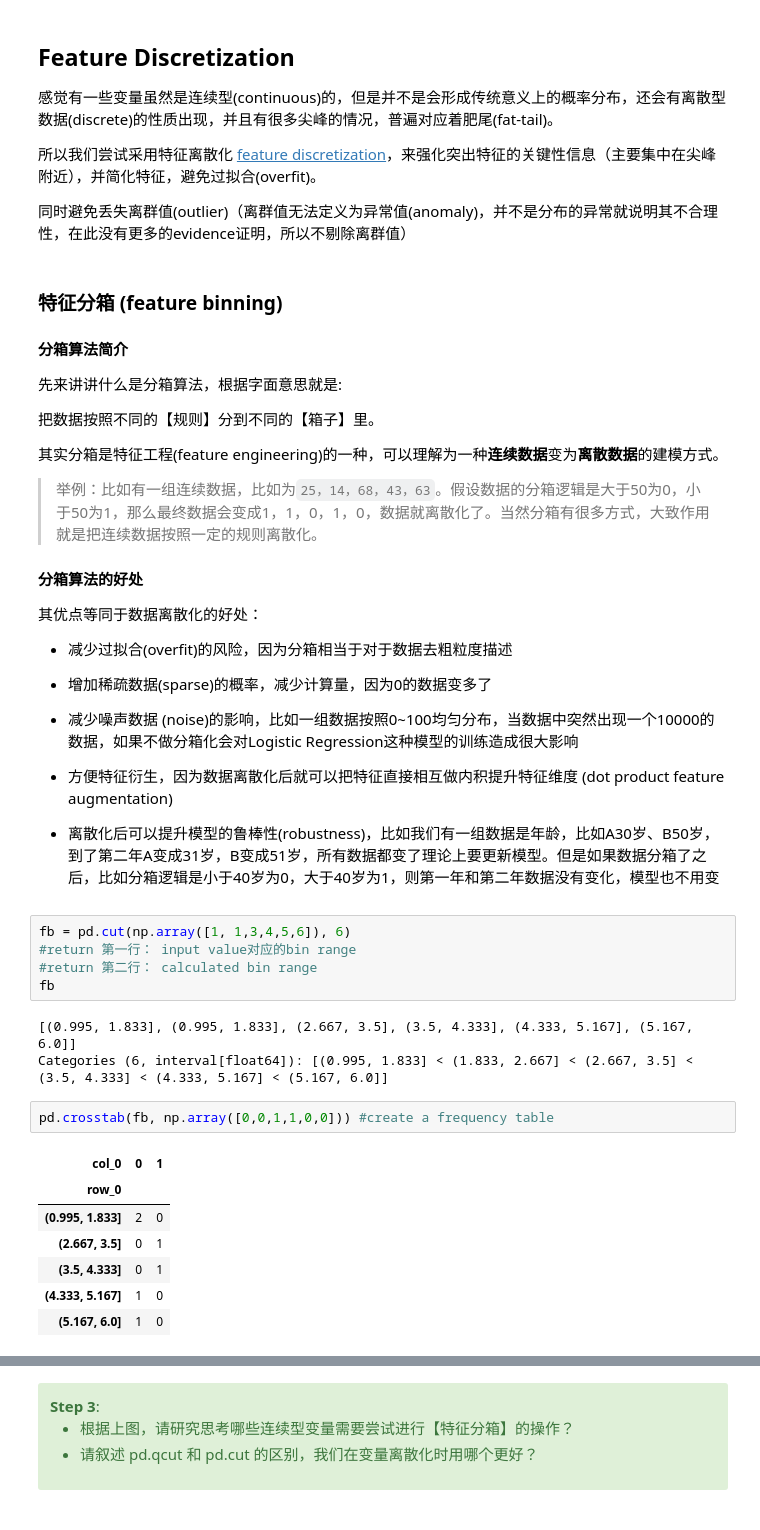
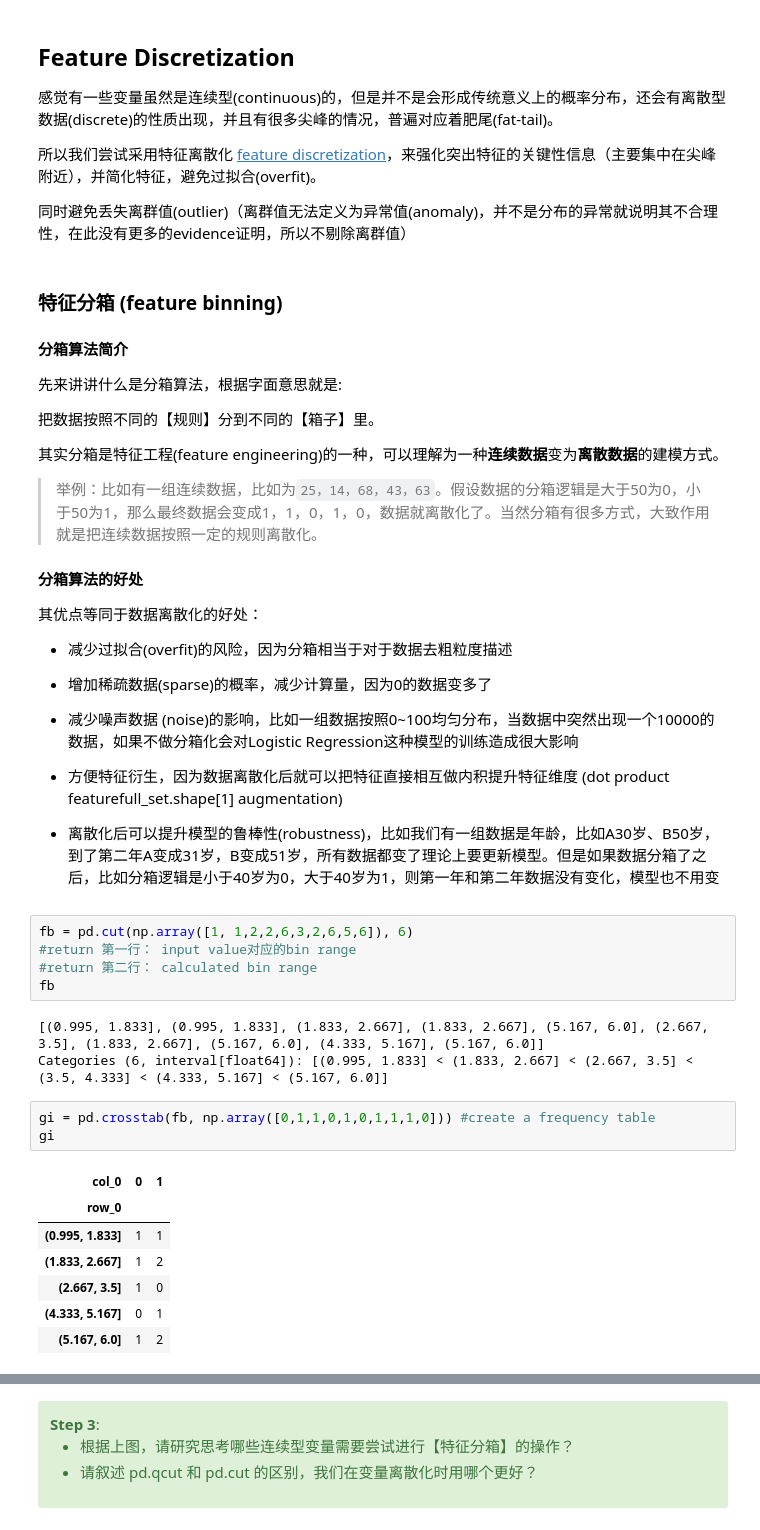
Before and after one commit to nichowu/Porto-Seguro-Safe-Driver-Prediction, a Jupyter notebook: Phase4_Feature_Engineering&Modelling.ipynb, the cells around one changed output, grey strips where cells are left out. Saved outputs shown, nothing was run; the diff lists cells and outputs as text.

```diff
--- a/Phase4_Feature_Engineering&Modelling.ipynb
+++ b/Phase4_Feature_Engineering&Modelling.ipynb
@@ -296,25 +295,26 @@ for col in continuous_cols:
 
 - 减少噪声数据 (noise)的影响，比如一组数据按照0~100均匀分布，当数据中突然出现一个10000的数据，如果不做分箱化会对Logistic Regression这种模型的训练造成很大影响
 
-- 方便特征衍生，因为数据离散化后就可以把特征直接相互做内积提升特征维度 (dot product feature augmentation)
+- 方便特征衍生，因为数据离散化后就可以把特征直接相互做内积提升特征维度 (dot product featurefull_set.shape[1] augmentation)
 
 - 离散化后可以提升模型的鲁棒性(robustness)，比如我们有一组数据是年龄，比如A30岁、B50岁，到了第二年A变成31岁，B变成51岁，所有数据都变了理论上要更新模型。但是如果数据分箱了之后，比如分箱逻辑是小于40岁为0，大于40岁为1，则第一年和第二年数据没有变化，模型也不用变
 # %%
-fb = pd.cut(np.array([1, 1,3,4,5,6]), 6)
+fb = pd.cut(np.array([1, 1,2,2,6,3,2,6,5,6]), 6)
 #return 第一行： input value对应的bin range
 #return 第二行： calculated bin range
 fb
 # %% [output]
-[(0.995, 1.833], (0.995, 1.833], (2.667, 3.5], (3.5, 4.333], (4.333, 5.167], (5.167, 6.0]]
+[(0.995, 1.833], (0.995, 1.833], (1.833, 2.667], (1.833, 2.667], (5.167, 6.0], (2.667, 3.5], (1.833, 2.667], (5.167, 6.0], (4.333, 5.167], (5.167, 6.0]]
 Categories (6, interval[float64]): [(0.995, 1.833] < (1.833, 2.667] < (2.667, 3.5] < (3.5, 4.333] < (4.333, 5.167] < (5.167, 6.0]]
 # %%
-pd.crosstab(fb, np.array([0,0,1,1,0,0])) #create a frequency table
+gi = pd.crosstab(fb, np.array([0,1,1,0,1,0,1,1,1,0])) #create a frequency table
+gi
 # %% [output]
 | col_0 | 0 | 1 |
 | row_0 |  |  |
-| (0.995, 1.833] | 2 | 0 |
-| (2.667, 3.5] | 0 | 1 |
-| (3.5, 4.333] | 0 | 1 |
-| (4.333, 5.167] | 1 | 0 |
-| (5.167, 6.0] | 1 | 0 |
+| (0.995, 1.833] | 1 | 1 |
+| (1.833, 2.667] | 1 | 2 |
+| (2.667, 3.5] | 1 | 0 |
+| (4.333, 5.167] | 0 | 1 |
+| (5.167, 6.0] | 1 | 2 |
 # %%
```
Also changed, not shown: parts of 28 cells of this notebook, 2 other files.
